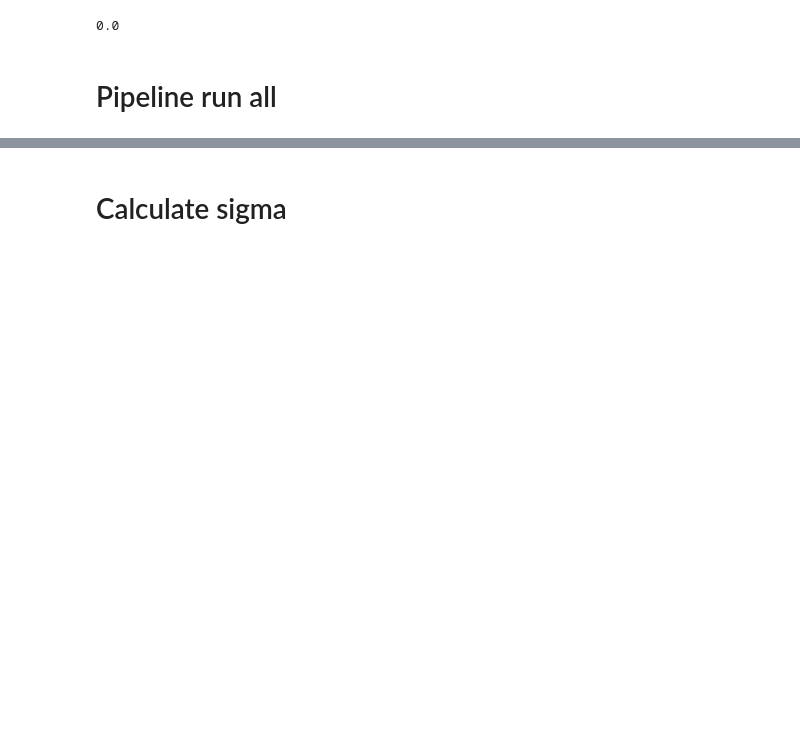
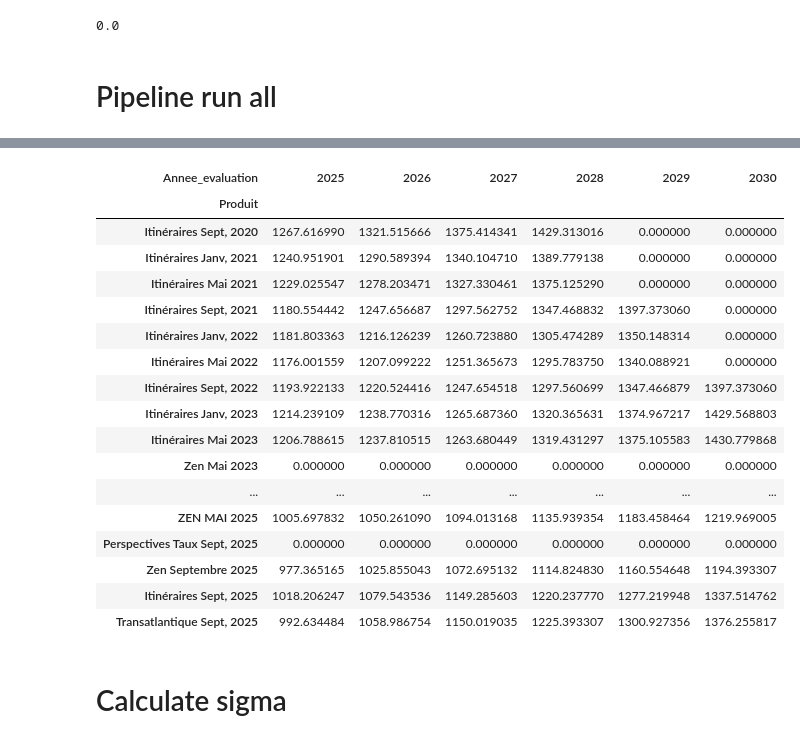
Before and after one commit to HONGPHUC1210/Hangman, a Jupyter notebook: main.ipynb, the cells around one changed output, grey strips where cells are left out. Saved outputs shown, nothing was run; the diff lists cells and outputs as text; code cells hidden in the pictures; blank space fills up the shorter version.

```diff
--- a/main.ipynb
+++ b/main.ipynb
@@ -1528,0 +1091,15 @@ result
+# %%
+def compute_s0_for_year(valeur_2025: float, valeur_initial: float, target_year: int) -> float:
+    """
+    Tính S0 tại năm target_year.
+    Công thức tích lũy: V_t = V_{t-1} * 1.01 - 50, bắt đầu từ V_2025.
+    S0 = V_t / valeur_initial
+    """
+    if target_year < 2025:
+        raise ValueError(f"target_year ({target_year}) phải >= 2025")
+
+    valeur_t = float(valeur_2025)
+    for _ in range(target_year - 2025):
+        valeur_t = valeur_t * 1.01 - 50
+
+    return valeur_t / float(valeur_initial)
@@ -1528,0 +1290,19 @@ result
+# %%
+result_multi = price_products_multi_year(
+    products_df=products_df,
+    courbe_taux=taux_df,
+    years=[2025, 2026, 2027, 2028, 2029, 2030],
+    col_valeur_2025="Valeur à date valuation",
+    col_valeur_initial="Valeur Debut",
+    default_r_neutre_cc=r_neutre_cc,
+    default_sigma_annual=params.sigma_annual,
+    verbose=True,
+)
+
+# Xem kết quả dạng pivot: hàng = sản phẩm, cột = năm
+pivot = result_multi.pivot_table(
+    index="Produit",
+    columns="Annee_evaluation",
+    values="VM",
+    aggfunc="first"
+)
@@ -1529,3 +1327,24 @@ result
+# %%
+pivot
+# %% [output]
+| Annee_evaluation | 2025 | 2026 | 2027 | 2028 | 2029 | 2030 |
+| Produit |  |  |  |  |  |  |
+| Itinéraires Sept, 2020 | 1267.616990 | 1321.515666 | 1375.414341 | 1429.313016 | 0.000000 | 0.000000 |
+| Itinéraires Janv, 2021 | 1240.951901 | 1290.589394 | 1340.104710 | 1389.779138 | 0.000000 | 0.000000 |
+| Itinéraires Mai 2021 | 1229.025547 | 1278.203471 | 1327.330461 | 1375.125290 | 0.000000 | 0.000000 |
+| Itinéraires Sept, 2021 | 1180.554442 | 1247.656687 | 1297.562752 | 1347.468832 | 1397.373060 | 0.000000 |
+| Itinéraires Janv, 2022 | 1181.803363 | 1216.126239 | 1260.723880 | 1305.474289 | 1350.148314 | 0.000000 |
+| Itinéraires Mai 2022 | 1176.001559 | 1207.099222 | 1251.365673 | 1295.783750 | 1340.088921 | 0.000000 |
+| Itinéraires Sept, 2022 | 1193.922133 | 1220.524416 | 1247.654518 | 1297.560699 | 1347.466879 | 1397.373060 |
+| Itinéraires Janv, 2023 | 1214.239109 | 1238.770316 | 1265.687360 | 1320.365631 | 1374.967217 | 1429.568803 |
+| Itinéraires Mai 2023 | 1206.788615 | 1237.810515 | 1263.680449 | 1319.431297 | 1375.105583 | 1430.779868 |
+| Zen Mai 2023 | 0.000000 | 0.000000 | 0.000000 | 0.000000 | 0.000000 | 0.000000 |
+| ... | ... | ... | ... | ... | ... | ... |
+| ZEN MAI 2025 | 1005.697832 | 1050.261090 | 1094.013168 | 1135.939354 | 1183.458464 | 1219.969005 |
+| Perspectives Taux Sept, 2025 | 0.000000 | 0.000000 | 0.000000 | 0.000000 | 0.000000 | 0.000000 |
+| Zen Septembre 2025 | 977.365165 | 1025.855043 | 1072.695132 | 1114.824830 | 1160.554648 | 1194.393307 |
+| Itinéraires Sept, 2025 | 1018.206247 | 1079.543536 | 1149.285603 | 1220.237770 | 1277.219948 | 1337.514762 |
+| Transatlantique Sept, 2025 | 992.634484 | 1058.986754 | 1150.019035 | 1225.393307 | 1300.927356 | 1376.255817 |
 # %% [markdown]
 # Calculate sigma
 # %%
```
Also changed, not shown: parts of 15 cells of this notebook.
